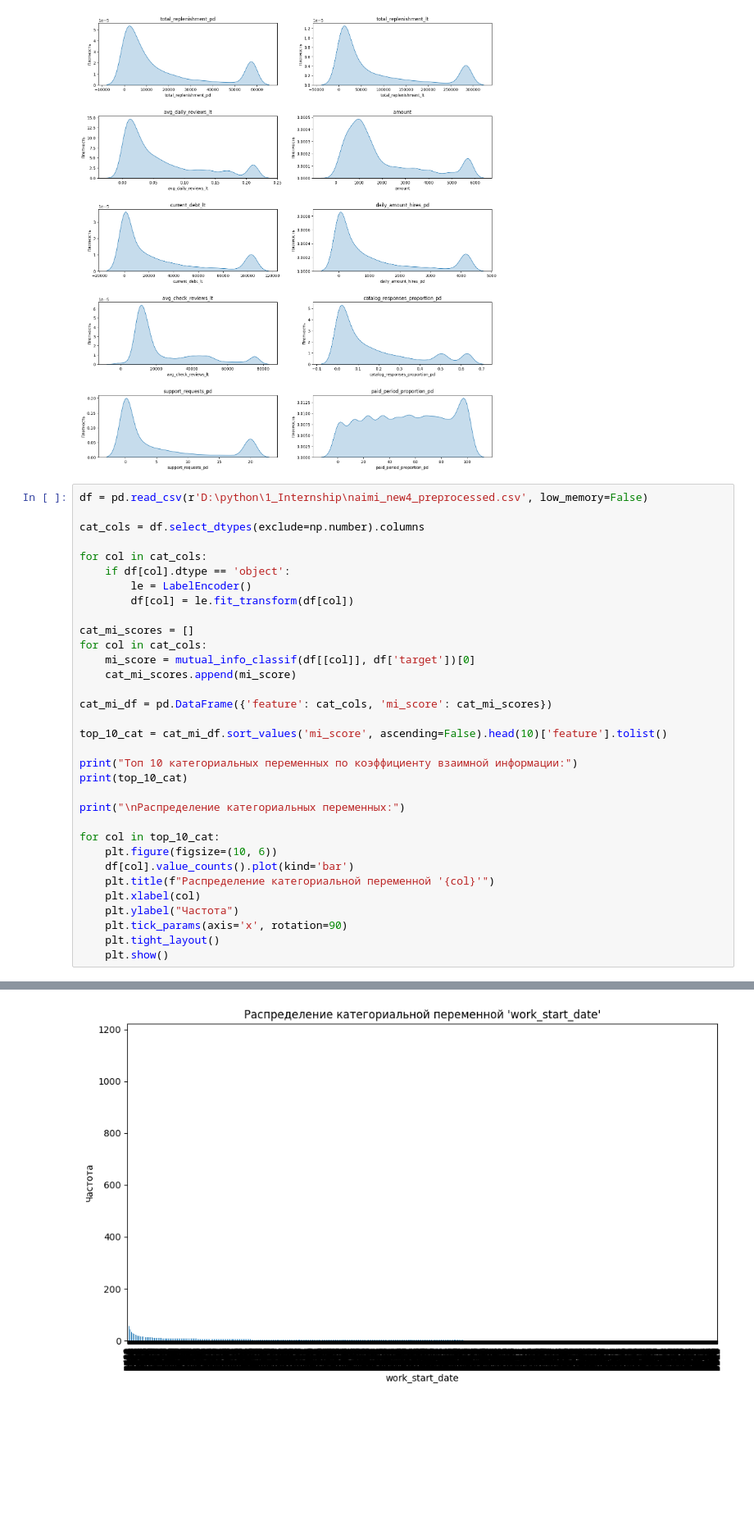
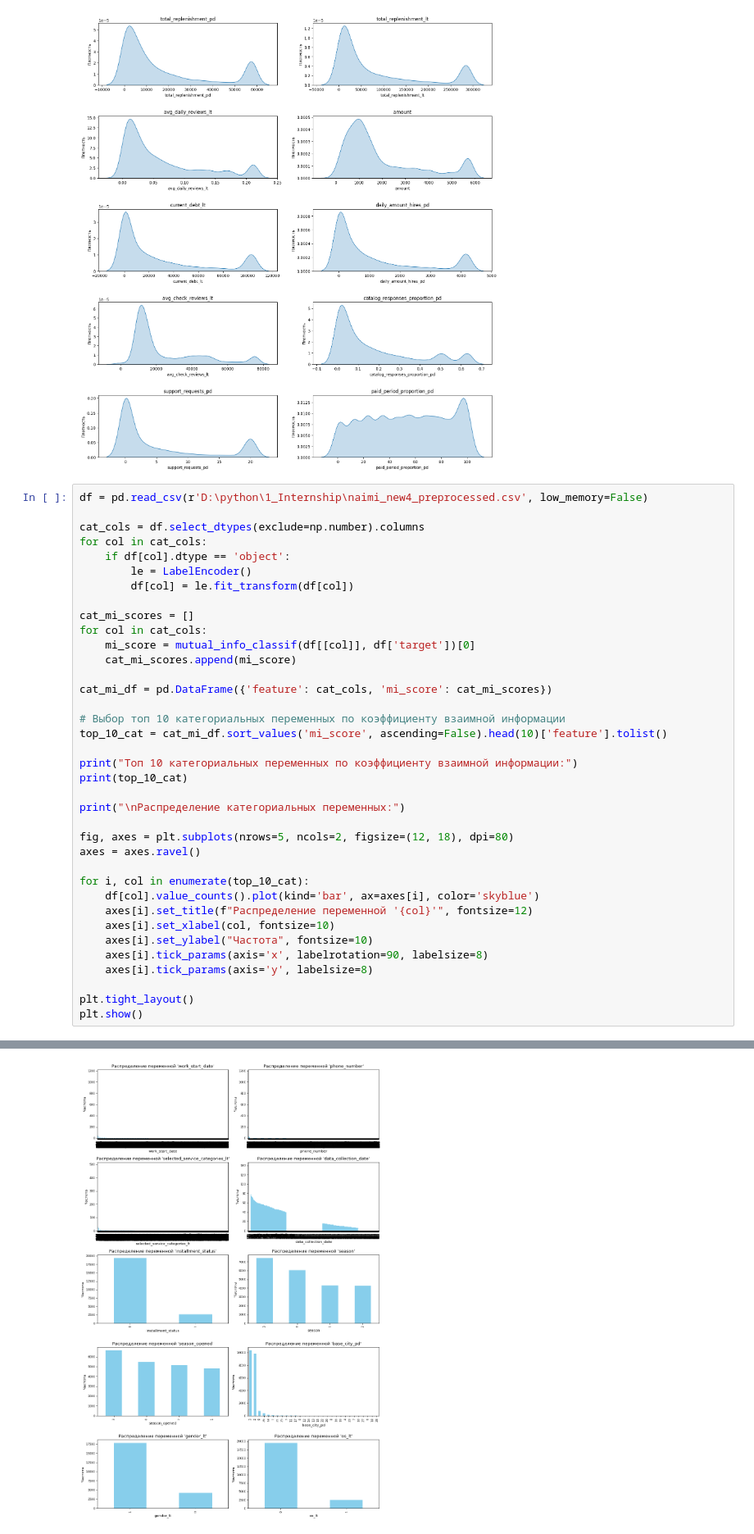
Before and after one commit to zebunisso/naimi, a Jupyter notebook: naimi.ipynb, the cells around one changed output, grey strips where cells are left out. Shown at 82% size. Saved outputs shown, nothing was run; the diff lists cells and outputs as text; blank space fills up the shorter version.

```diff
--- a/naimi.ipynb
+++ b/naimi.ipynb
@@ -336,7 +338,6 @@ Name: paid_period_proportion_pd, dtype: float64
 df = pd.read_csv(r'D:\python\1_Internship\naimi_new4_preprocessed.csv', low_memory=False)
 
 cat_cols = df.select_dtypes(exclude=np.number).columns
-
 for col in cat_cols:
     if df[col].dtype == 'object':
         le = LabelEncoder()
@@ -349,6 +350,7 @@ for col in cat_cols:
 
 cat_mi_df = pd.DataFrame({'feature': cat_cols, 'mi_score': cat_mi_scores})
 
+# Выбор топ 10 категориальных переменных по коэффициенту взаимной информации
 top_10_cat = cat_mi_df.sort_values('mi_score', ascending=False).head(10)['feature'].tolist()
 
 print("Топ 10 категориальных переменных по коэффициенту взаимной информации:")
@@ -356,14 +358,18 @@ print(top_10_cat)
 
 print("\nРаспределение категориальных переменных:")
 
-for col in top_10_cat:
-    plt.figure(figsize=(10, 6))
-    df[col].value_counts().plot(kind='bar')
-    plt.title(f"Распределение категориальной переменной '{col}'")
-    plt.xlabel(col)
-    plt.ylabel("Частота")
-    plt.tick_params(axis='x', rotation=90)
-    plt.tight_layout()
-    plt.show()
+fig, axes = plt.subplots(nrows=5, ncols=2, figsize=(12, 18), dpi=80)
+axes = axes.ravel()
+
+for i, col in enumerate(top_10_cat):
+    df[col].value_counts().plot(kind='bar', ax=axes[i], color='skyblue')
+    axes[i].set_title(f"Распределение переменной '{col}'", fontsize=12)
+    axes[i].set_xlabel(col, fontsize=10)
+    axes[i].set_ylabel("Частота", fontsize=10)
+    axes[i].tick_params(axis='x', labelrotation=90, labelsize=8)
+    axes[i].tick_params(axis='y', labelsize=8)
+
+plt.tight_layout()
+plt.show()
 # %% [output]
 Топ 10 категориальных переменных по коэффициенту взаимной информации:
@@ -371,3 +377,3 @@ for col in top_10_cat:
 
 Распределение категориальных переменных:
-[figure, old version]
+[figure, new version]
```
Also changed, not shown: parts of 2 cells of this notebook.
